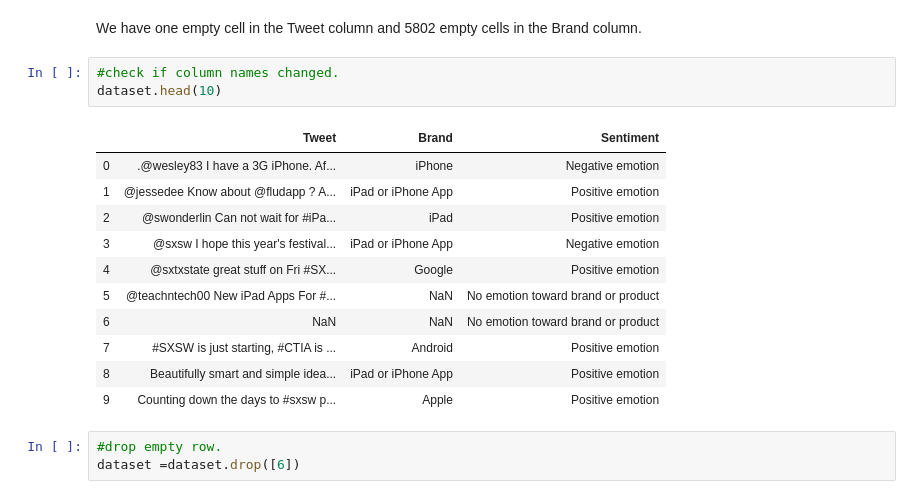
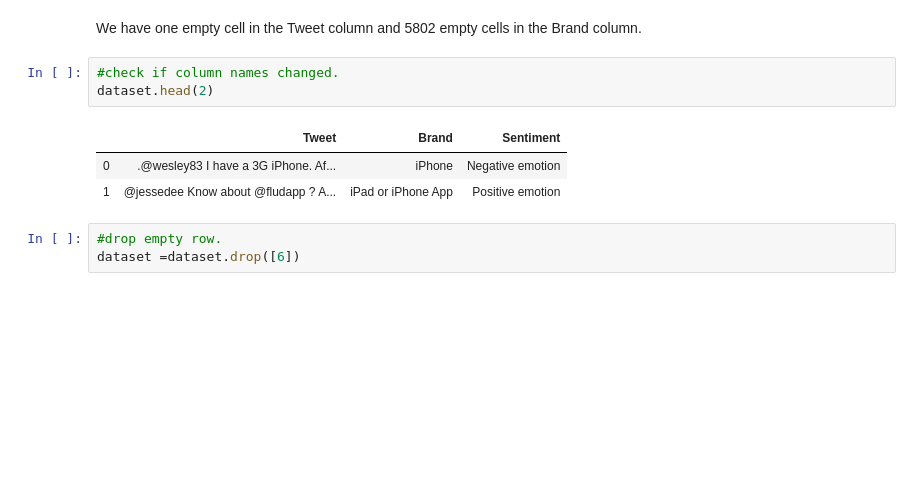
Before and after one commit to lauravlad/Twitter-Sentiment-Analysis-Apple-Google, a Jupyter notebook: Analysis_pre_processing.ipynb, the cells around one changed output. Saved outputs shown, nothing was run; the diff lists cells and outputs as text; blank space fills up the shorter version.

```diff
--- a/Analysis_pre_processing.ipynb
+++ b/Analysis_pre_processing.ipynb
@@ -173,19 +167,11 @@ memory usage: 213.2+ KB
 We have one empty cell in the Tweet column and 5802 empty cells in the Brand column.
 # %%
 #check if column names changed.
-dataset.head(10)
+dataset.head(2)
 # %% [output]
 |  | Tweet | Brand | Sentiment |
 | 0 | .@wesley83 I have a 3G iPhone. Af... | iPhone | Negative emotion |
 | 1 | @jessedee Know about @fludapp ? A... | iPad or iPhone App | Positive emotion |
-| 2 | @swonderlin Can not wait for #iPa... | iPad | Positive emotion |
-| 3 | @sxsw I hope this year's festival... | iPad or iPhone App | Negative emotion |
-| 4 | @sxtxstate great stuff on Fri #SX... | Google | Positive emotion |
-| 5 | @teachntech00 New iPad Apps For #... | NaN | No emotion toward brand or product |
-| 6 | NaN | NaN | No emotion toward brand or product |
-| 7 | #SXSW is just starting, #CTIA is ... | Android | Positive emotion |
-| 8 | Beautifully smart and simple idea... | iPad or iPhone App | Positive emotion |
-| 9 | Counting down the days to #sxsw p... | Apple | Positive emotion |
 # %%
 #drop empty row.
 dataset =dataset.drop([6])
```
Also changed, not shown: parts of 18 cells of this notebook, 2 other files.
